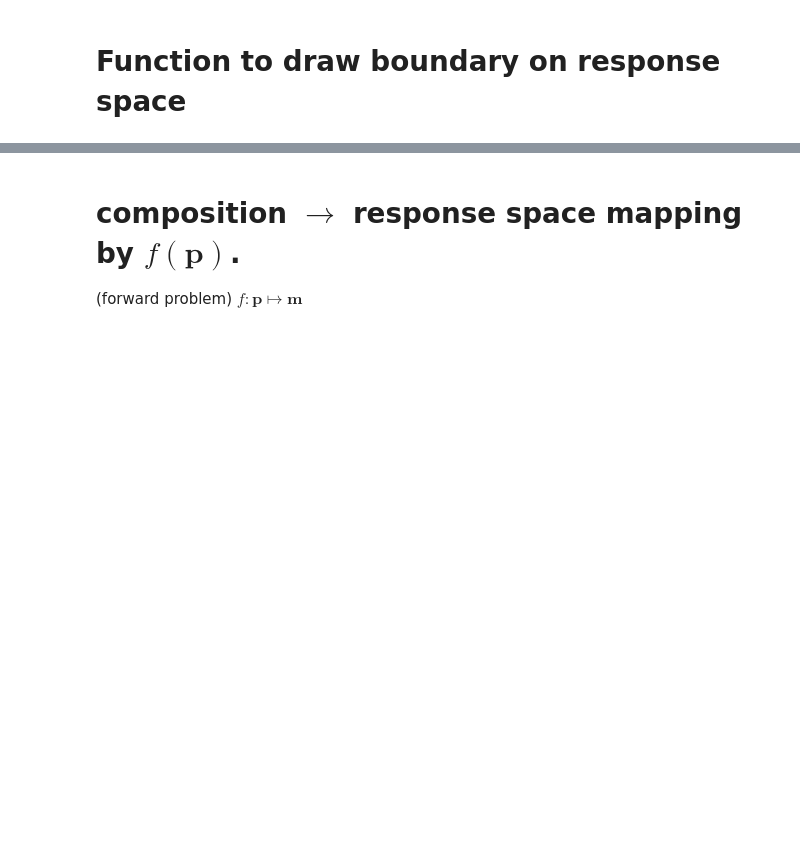
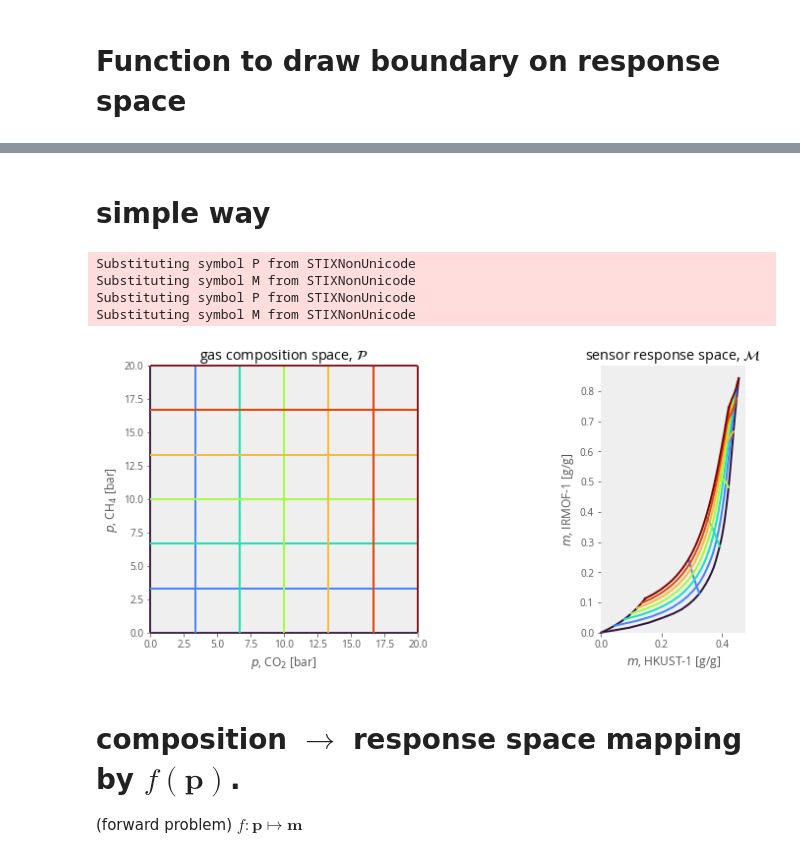
Before and after one commit to SimonEnsemble/nonlinear_sensing, a Jupyter notebook: viz mapping.ipynb, the cells around one changed output, grey strips where cells are left out. Cells and saved outputs as stored; diff of their text form; code cells hidden in the pictures; blank space fills up the shorter version.

```diff
--- a/viz mapping.ipynb
+++ b/viz mapping.ipynb
@@ -327,3 +345,73 @@ draw_mspace_boundaries(500.0, 1, nb_pts=1000)
+# %% [markdown]
+# simple way
+# %%
+bkg_color = (0.75, 0.75, 0.75, 0.25)
+
+fig, ax = plt.subplots(1, 2, figsize=(13, 5))
+for k in range(2):
+    ax[k].grid(False)
+    ax[k].set_facecolor(bkg_color)
+
+ax[0].set_title("gas composition space, $\mathcal{P}$")
+ax[0].set_xlabel("$p$, " + gas_to_label[gases[0]] + " [bar]")
+ax[0].set_ylabel("$p$, " + gas_to_label[gases[1]] + " [bar]")
+
+ax[1].set_title("sensor response space, $\mathcal{M}$")
+ax[1].set_xlabel("$m$, " + mofs[0] + " [g/g]")
+ax[1].set_ylabel("$m$, " + mofs[1] + " [g/g]")
+
+p_max = 20.0
+nb_lines = 7
+ps = np.linspace(0, p_max, nb_lines)
+cmaps = [plt.cm.turbo, plt.cm.turbo]
+kwargs = {'lw': 2, 'clip_on': False}
+for p_i in ps:
+    ###
+    #   x = constant (vertical) grid lines
+    ###
+    p_0 = p_i # p_0 is constant here.
+    color = cmaps[0](p_0 / p_max)
+
+    ax[0].vlines(p_0, 0, p_max, color=color, **kwargs)
+
+    # plot the image of the line in sensor response space
+    #     loop through points on the line
+    nb_pts = 50
+    p_fine = np.linspace(0, p_max, nb_pts)
+    m_0 = np.zeros(nb_pts)
+    m_1 = np.zeros(nb_pts)
+    for j, p_1 in enumerate(p_fine):
+        p = np.array([p_0, p_1])
+        m_0[j], m_1[j] = f(p)
+    ax[1].plot(m_0, m_1, color=color, **kwargs)
+
+    ###
+    #   y = constant (horizontal) grid lines
+    ###
+    p_1 = p_i # p_0 is constant here.
+    color = cmaps[1](p_1 / p_max)
+
+    ax[0].hlines(p_1, 0, p_max, color=color, **kwargs)
+
+    # plot the image of the line in sensor response space
+    # loop through points on the line
+    for j, p_0 in enumerate(p_fine):
+        p = np.array([p_0, p_1])
+        m_0[j], m_1[j] = f(p)
+    ax[1].plot(m_0, m_1, color=color, **kwargs)
+
+ax[0].set_xlim([0, p_max])
+ax[0].set_ylim([0, p_max])
+ax[1].set_xlim(xmin=0.0)
+ax[1].set_ylim(ymin=0.0)
+for k in range(2):
+    ax[k].set_aspect('equal', 'box')
+# %% [output]
+Substituting symbol P from STIXNonUnicode
+Substituting symbol M from STIXNonUnicode
+Substituting symbol P from STIXNonUnicode
+Substituting symbol M from STIXNonUnicode
+[figure, added]
 # %%
 # def f_test(x, y):
 #     return x
```
Also changed, not shown: parts of 9 cells of this notebook.
